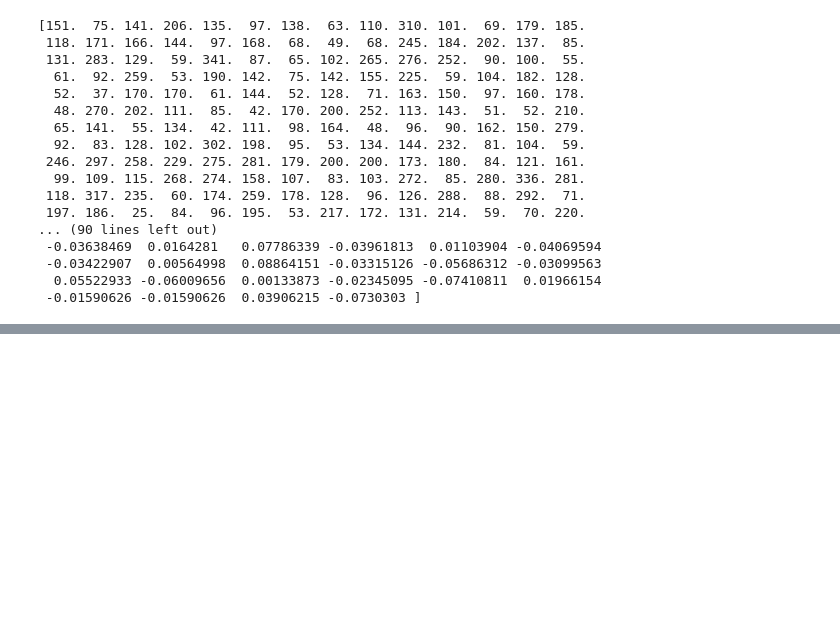
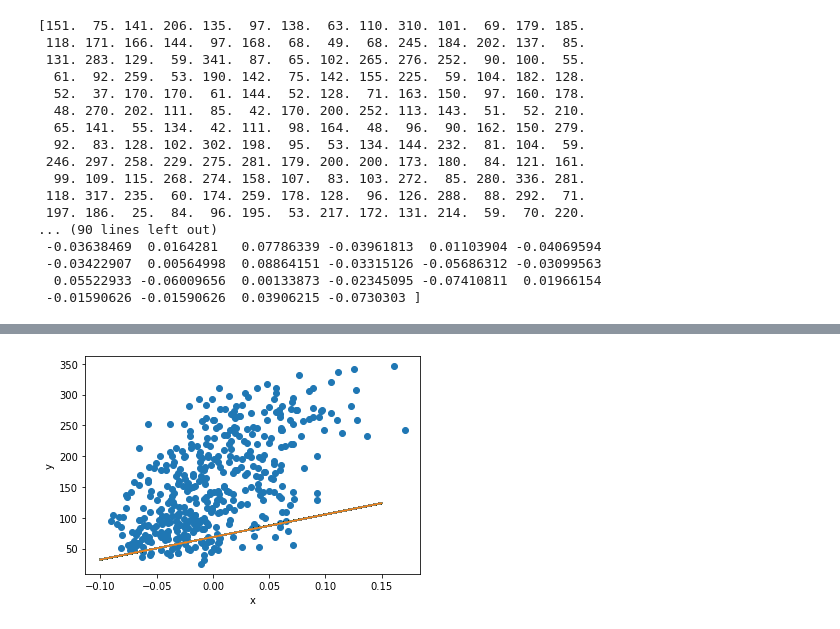
Before and after one commit to soorichu/colab, a Jupyter notebook: linear_regression.ipynb, the cells around one changed output, grey strips where cells are left out. Cells and saved outputs as stored; diff of their text form; code cells hidden in the pictures; blank space fills up the shorter version.

```diff
--- a/linear_regression.ipynb
+++ b/linear_regression.ipynb
@@ -149,3 +149,13 @@ print(x)
  -0.03422907  0.00564998  0.08864151 -0.03315126 -0.05686312 -0.03099563
   0.05522933 -0.06009656  0.00133873 -0.02345095 -0.07410811  0.01966154
  -0.01590626 -0.01590626  0.03906215 -0.0730303 ]
+# %%
+for i in range(1, 100):
+  for x_i, y_i in zip(x, y):
+    y_hat = x_i * w + b
+    err = y_i - y_hat
+    w_rate = x_i
+    w = w + w_rate *err
+    b = b + 1 *err
+
+print(w, b)
@@ -151,0 +180,10 @@ print(x)
+# %%
+plt.scatter(x, y)
+pt1 = (-0.1, -0.1*w +b)
+pt2 = (0.15, 0.15*2 +b)
+plt.plot([pt1[0], pt2[0]], [pt1[1], pt2[1]])
+plt.xlabel('x')
+plt.ylabel('y')
+plt.show()
+# %% [output]
+[figure, added]
```
Also changed, not shown: parts of 5 cells of this notebook.
